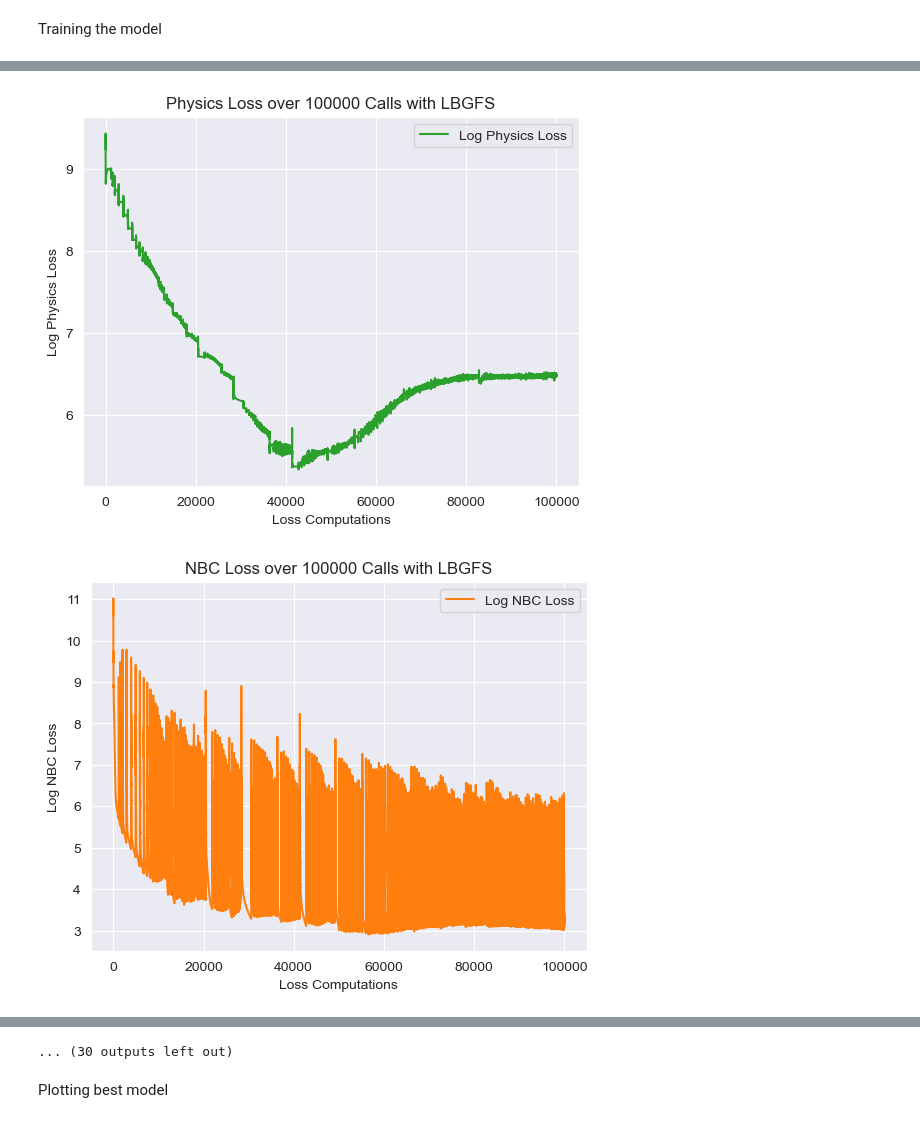
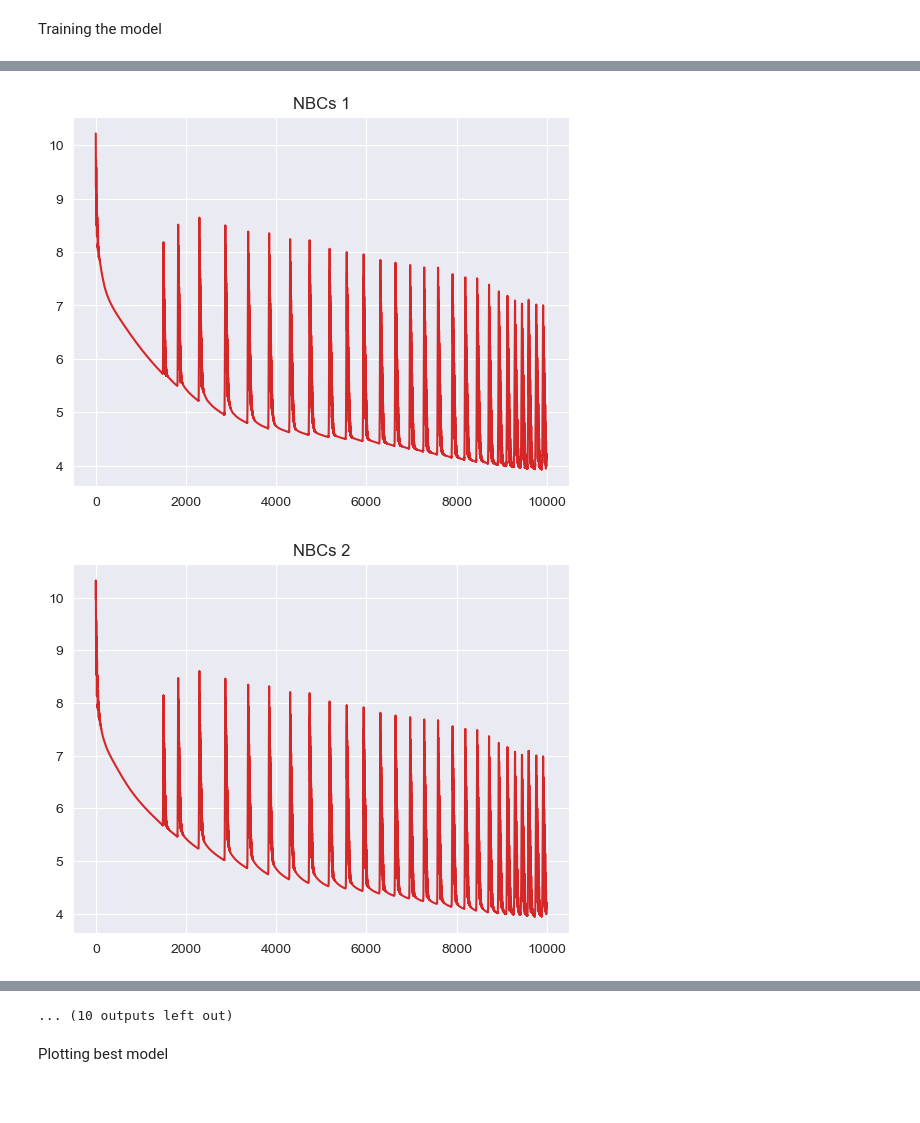
Before and after one commit to RoshenS/PINNs, a Jupyter notebook: 3D_Isotropic_Beam Archive.ipynb, the cells around one changed output, grey strips where cells are left out. Saved outputs shown, nothing was run; the diff lists cells and outputs as text; code cells hidden in the pictures.

Commit message:
Added Model and Renamed Files.
Error is still present.

```diff
--- a/3D_Isotropic_Beam Archive.ipynb
+++ b/3D_Isotropic_Beam Archive.ipynb
@@ -161,6 +177,12 @@ def plot_train(t=""):
     plt.legend()
     plt.show()
     plt.clf()
+
+    for i in range(5):
+        plt.plot(np.log10(prev_sigmaS[i]),c='tab:red')
+        plt.title(f"NBCs {i}")
+        plt.show()
+        plt.clf()
 # %% [markdown]
 Creating the Model
 # %%
@@ -382,48 +405,55 @@ def closure():
 Training the model
 # %%
 # train
-n_epochs = (100000,0)
+n_epochs = (10000,0)
 w_update = 1
-epochs = 0
+epochs = 1
 prev_loss, prev_phy, prev_NBC, prev_DBC = list(),list(),list(),list()
-prev_div, prev_sigma, prev_disp = list(),list(),list()
+prev_div, prev_sigma, prev_disp, prev_sigmaS = list(),list(),list(), [list(),list(),list(),list(),list()]
+# variable to store training status and optimiser currently active
 training = True
+current_optim = "N"
 
 while (training):
-    # start with Adam optimizer
-    optim = Adam(model.parameters())
-    for epoch in range(n_epochs[0]):
+    if (n_epochs[0]>0):
+        # start with Adam optimizer or load state
+        if (current_optim != "A"): optim = Adam(model.parameters())
+        current_optim = "A"
 
-        optim.step(closure)
-        best_model_adam = checkpoint(best_model_adam)
-        best_model = checkpoint(best_model)
+        for epoch in range(n_epochs[0]):
 
-        if not (epoch%1000): print(f'Finished epoch {epochs+epoch}, latest loss {prev_loss[-1]:.2E}')
+            optim.step(closure)
+            best_model_adam = checkpoint(best_model_adam)
+            best_model = checkpoint(best_model)
 
-    final_model_adam = final(model)
-    plot_train(" with Adam")
-    epochs += n_epochs[0]
+            if not (epoch%1000): print(f'Finished epoch {epoch}, latest loss {prev_loss[-1]:.2E}')
 
-    # continue with LBFGS
-    optim = LBFGS(model.parameters())
-    for epoch in range(n_epochs[1]):
-        optim.step(closure)
+        final_model_adam = final(model)
+        plot_train(" with Adam")
+        epochs += n_epochs[0]
 
-        # reset if loss becomes NAN
-        if np.isnan(prev_loss[-1]):
-            optim = LBFGS(model.parameters())
-            model.load_state_dict(best_model_LBFGS['model_state_dict'])
-            optim.load_state_dict(best_model_LBFGS['optimizer_state_dict'])
-            loss = best_model_LBFGS['loss']
+    if (n_epochs[1]>0):
+        # continue with LBFGS or load state
+        if (current_optim != "L"): optim = LBFGS(model.parameters())
+        current_optim = "L"
 
-        best_model_LBFGS = checkpoint(best_model_LBFGS)
-        best_model = checkpoint(best_model)
+        for epoch in range(n_epochs[1]):
+            optim.step(closure)
 
-        if not (epoch%100): print(f'Finished epoch {epochs+epoch}, latest loss {prev_loss[-1]:.2E}')
+            # reset if loss becomes NAN
+            if np.isnan(prev_loss[-1]):
+                optim = LBFGS(model.parameters())
+                model.load_state_dict(best_model_LBFGS['model_state_dict'])
+                optim.load_state_dict(best_model_LBFGS['optimizer_state_dict'])
 
-    final_model_LBGFS = final(model)
-    plot_train(" with LBGFS")
-    epochs += n_epochs[1]
+            best_model_LBFGS = checkpoint(best_model_LBFGS)
+            best_model = checkpoint(best_model)
+
+            if not (epoch%100): print(f'Finished epoch {epoch}, latest loss {prev_loss[-1]:.2E}')
+
+        final_model_LBGFS = final(model)
+        plot_train(" with LBFGS")
+        epochs += n_epochs[1]
 
 
     # User determines if training should continue
@@ -461,2 +484,2 @@ Finished epoch 99000, latest loss 4.22E+06
-[figure, old version]
+[figure, new version]
-[figure, old version]
+[figure, new version]
@@ -467,4 +494,4 @@ Finished epoch 99000, latest loss 4.22E+06
-... (30 outputs left out)
+... (10 outputs left out)
 # %% [markdown]
 Plotting best model
 # %%
```
Also changed, not shown: parts of 7 cells of this notebook, 1 other file.
